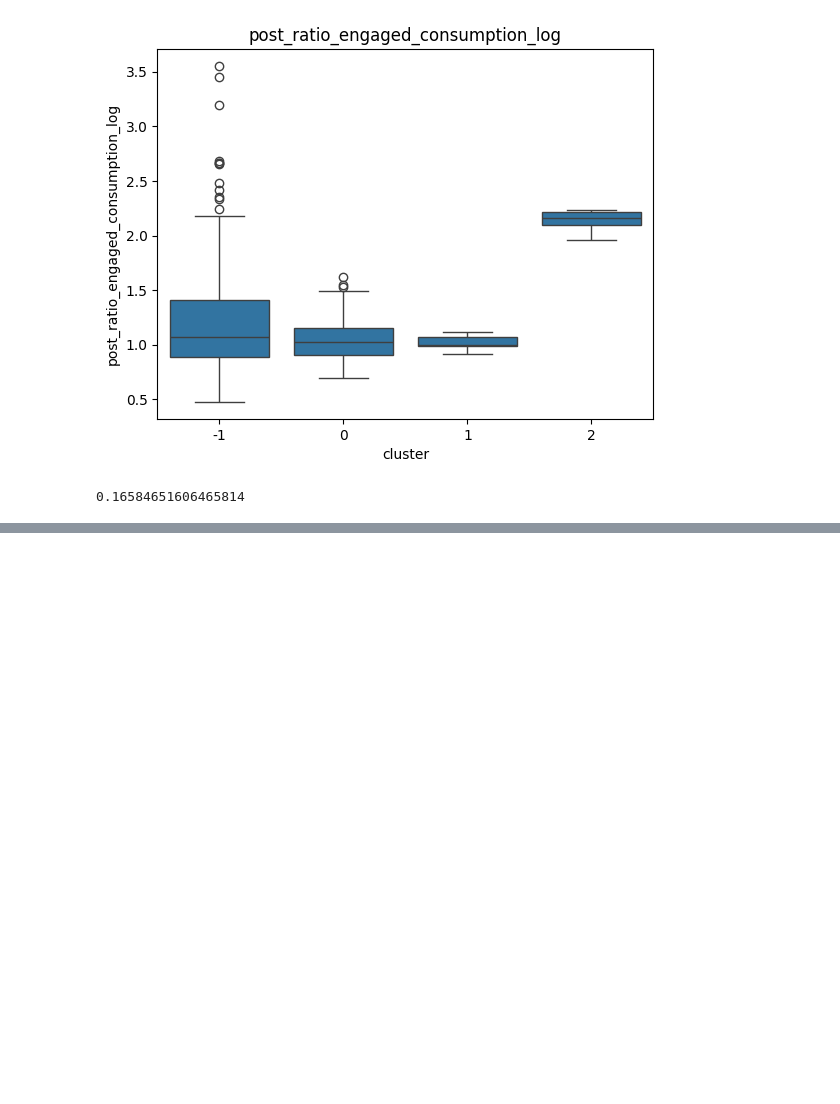
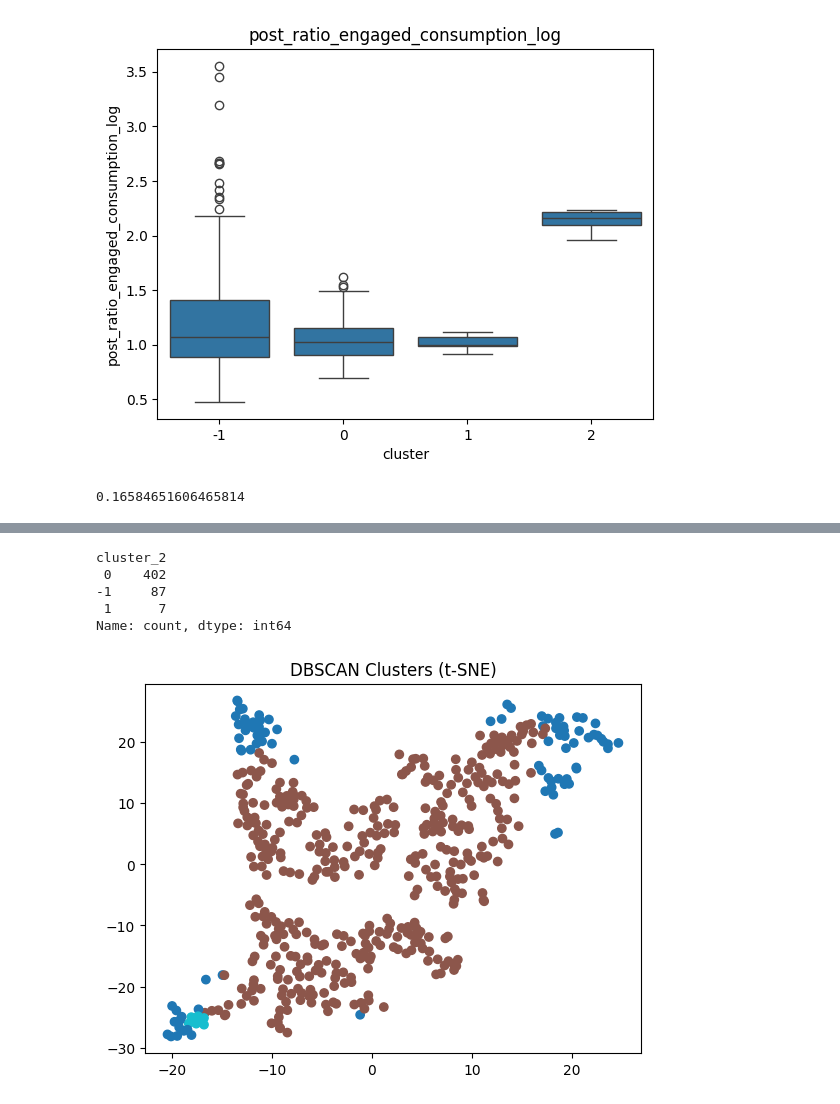
Before and after one commit to liammarsadeh/Facebook-Dataset-Project, a Jupyter notebook: Facebook_Metrices_Clustering.ipynb, the cells around one changed output, grey strips where cells are left out. Drawn from its saved outputs; the diff is of its cells as text; code cells hidden in the pictures; blank space fills up the shorter version.

Commit message:
First Cluster is Mostly Done Maybe I will Change Some Styling And Or add Some New Algorithm Like KMEANS But we Got Some Safisticated Results using DBSCAN Silhouette Score : 0.44 and Calinski:50.51

```diff
--- a/Facebook_Metrices_Clustering.ipynb
+++ b/Facebook_Metrices_Clustering.ipynb
@@ -176,0 +176,3 @@ ss(X_scaled,df['cluster'])
+# %%
+epsilons = np.arange(0.2,0.8,0.05)
+min_samples = [3,5,7,10]
@@ -176,0 +183,32 @@ ss(X_scaled,df['cluster'])
+# %%
+def get_scores_and_labels(combinations,X):
+    scores = [] # will store all score of each combination
+    all_label_list = [] # will store each label for each combination
+    for i, (eps,num_samples) in enumerate(combinations):
+        dbscan_cluster_model = DBSCAN(eps=eps,min_samples=num_samples).fit(X)
+        labels = dbscan_cluster_model.labels_
+        labels_set = set(labels)
+        num_cluster = len(labels_set)
+        if -1 in labels_set:
+            num_cluster -= 1
+        if (num_cluster < 2) or (num_cluster > 50):
+            scores.append(-10)
+            all_label_list.append('bad')
+            c = (eps,num_samples)
+            print(f"Combination {c} on iteration {i+1} of {N} has {num_cluster} Clusters Moving on")
+            continue
+        scores.append(ss(X,labels))
+        all_label_list.append(labels)
+        print(f"Index {i} Score {scores[-1]} Labels:{all_label_list[-1]} has {num_cluster} Clusters")
+        best_index = np.argmax(scores)
+        best_parameters = combinations[best_index]
+        best_labels = all_label_list[best_index]
+        best_score = scores[best_index]
+    return{
+            'best_epsilon':best_parameters[0],
+            'best_min_sample':best_parameters[1],
+            'best_labels':best_labels,
+            'best_score':best_score
+        }
+# %%
+best_dict = get_scores_and_labels(combinations,X_scaled)
@@ -176,0 +253,20 @@ ss(X_scaled,df['cluster'])
+# %%
+df['cluster_2'] = best_dict['best_labels']
+# %%
+df['cluster_2'].value_counts()
+# %% [output]
+cluster_2
+ 0    402
+-1     87
+ 1      7
+Name: count, dtype: int64
+# %%
+
+tsne = TSNE(n_components=2, perplexity=30, random_state=42)
+X_tsne = tsne.fit_transform(X_scaled)
+
+plt.scatter(X_tsne[:,0], X_tsne[:,1], c=df['cluster_2'], cmap='tab10')
+plt.title('DBSCAN Clusters (t-SNE)')
+plt.show()
+# %% [output]
+[figure, added]
```
Also changed, not shown: parts of 16 cells of this notebook, 1 other file.
